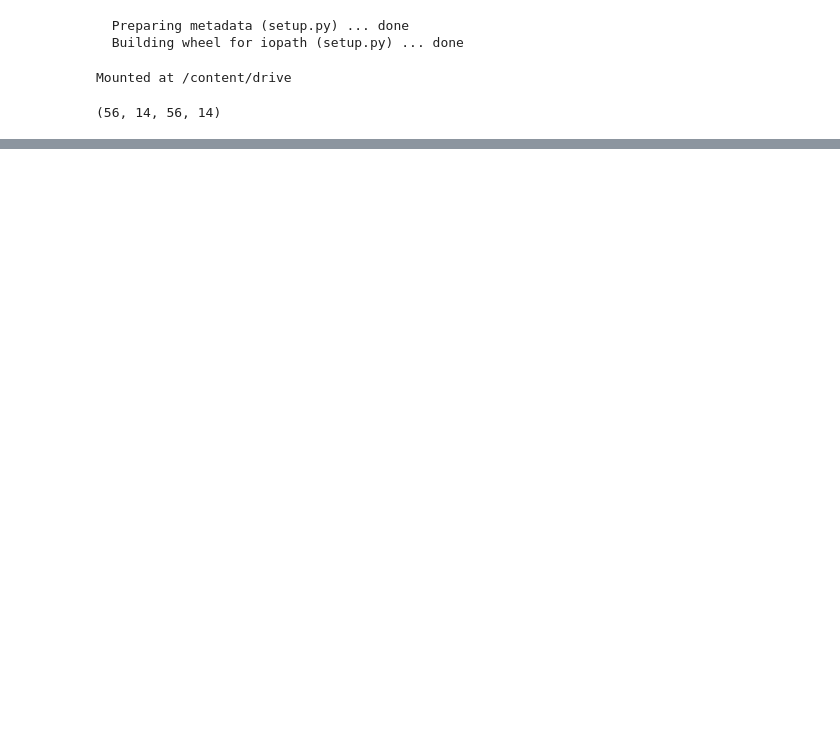
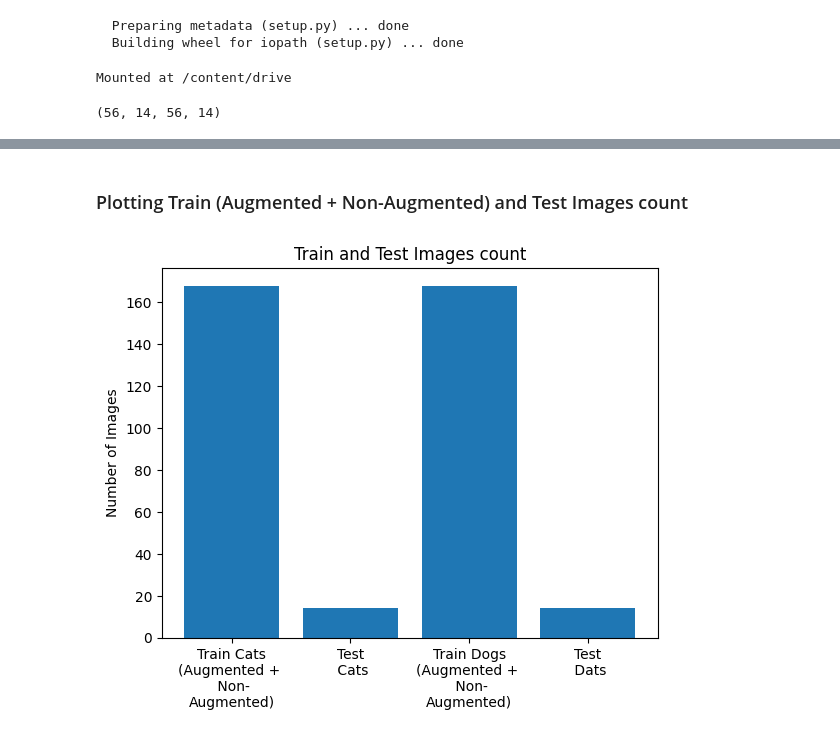
Before and after one commit to PraneelUJ/CS203_Lab_5, a Jupyter notebook: assignment.ipynb, the cells around one changed output, grey strips where cells are left out. Cells and saved outputs as stored; diff of their text form; code cells hidden in the pictures; blank space fills up the shorter version.

```diff
--- a/assignment.ipynb
+++ b/assignment.ipynb
@@ -208,0 +220,13 @@ len(image_files)
+# %% [markdown]
+### Plotting Train (Augmented +  Non-Augmented) and Test Images count
+# %%
+objects = ('Train Cats\n(Augmented + \n Non-\nAugmented)','Test\n Cats', 'Train Dogs\n(Augmented + \n Non-\nAugmented)','Test\n Dats')
+y_pos = np.arange(len(objects))
+performance = [cat_aug_len+len(cats_train),len(cats_test),dog_aug_len+len(dogs_train),len(dogs_test)]
+plt.bar(y_pos, performance, align='center')
+plt.xticks(y_pos, objects)
+plt.ylabel('Number of Images')
+plt.title('Train and Test Images count')
+plt.show()
+# %% [output]
+[figure, added]
```
Also changed, not shown: parts of 18 cells of this notebook.
